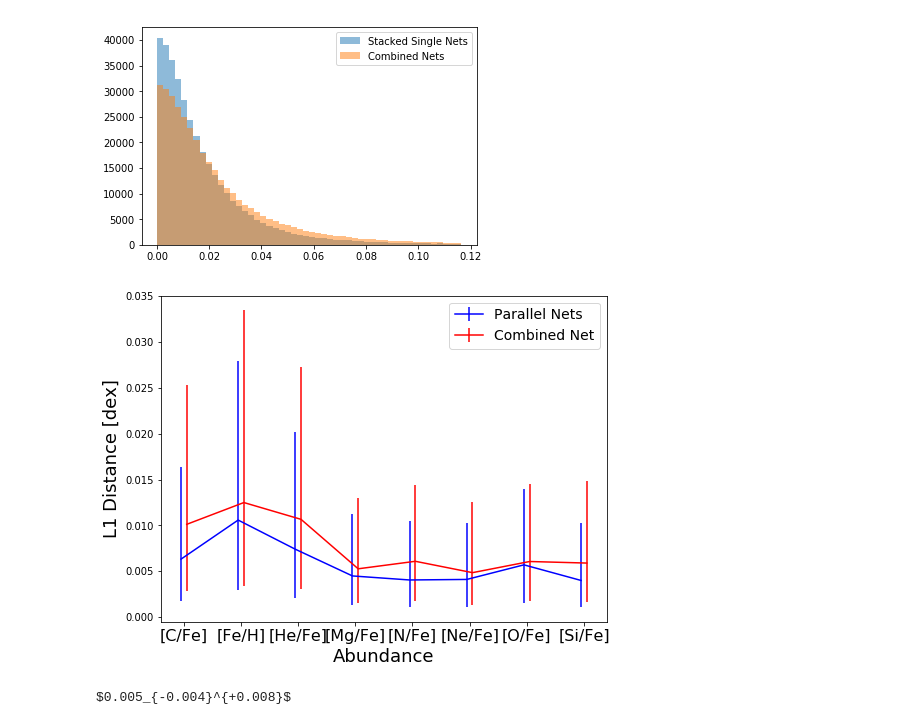
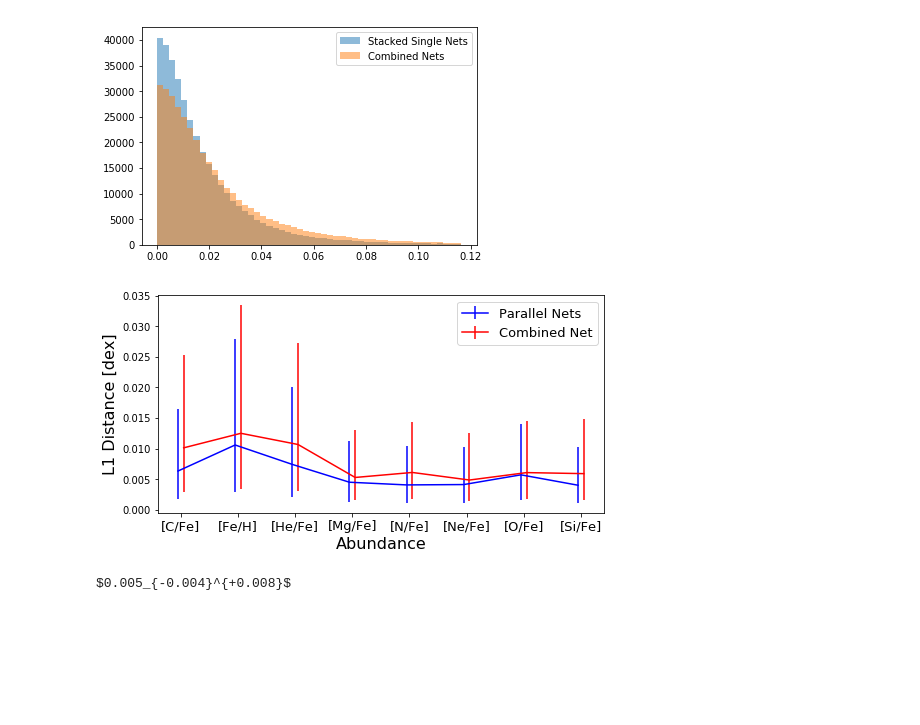
Before and after one commit to oliverphilcox/ChempyMulti, a Jupyter notebook: Jupyter/TNG_Aug2019/1) Train Network.ipynb, the cells around one changed output. Cells and saved outputs as stored; diff of their text form; code cells hidden in the pictures; blank space fills up the shorter version.

```diff
--- a/Jupyter/TNG_Aug2019/1) Train Network.ipynb
+++ b/Jupyter/TNG_Aug2019/1) Train Network.ipynb
@@ -402,29 +404,30 @@ np.savez('/mnt/store1/oliverphilcox/ChempyMultiData/TNG/Training_plot_data_v3.np
 # %%
 def percs(data,axis=0):
     percs=np.percentile(data,[15.865,50.,100.-15.865],axis=axis)
     return percs[1],percs[1]-percs[0],percs[2]-percs[1]
 all_percs=percs(real_all_diffs)
 comb_percs=percs(real_comb_diffs)
 
 
-plt.figure(figsize=(8,6))
+plt.figure(figsize=(8,4))
 plt.errorbar(np.arange(len(els))-0.05,all_percs[0],
              yerr=[all_percs[1],all_percs[2]],label='Parallel Nets',c='b');
 plt.errorbar(np.arange(len(els))+0.05,comb_percs[0],
-             yerr=[comb_percs[1],comb_percs[2]],label='Combined Net',c='r');FS=18
-plt.legend(fontsize=14);plt.ylabel('L1 Distance [dex]',fontsize=FS);plt.xlabel('Abundance',fontsize=FS)
+             yerr=[comb_percs[1],comb_percs[2]],label='Combined Net',c='r');FS=16
+plt.legend(fontsize=13);plt.ylabel('L1 Distance [dex]',fontsize=FS);
+plt.xlabel('Abundance',fontsize=FS)
 
 names = []
 for el in els:
     if el!='Fe':
         names.append('[%s/Fe]'%el)
     else:
         names.append('[Fe/H]')
 
-plt.xticks(range(8),names,fontsize=16);
+plt.xticks(range(8),names,fontsize=13);
 plt.savefig('Plots_New/L1_Element_Error_v3.pdf',bbox_inches='tight')
 # %% [output]
-[figure, old version]
+[figure, new version]
 # %%
 p1,p2,p3=np.percentile(real_all_diffs,[15.865,50.,100-17.865])
 # %%
```
Also changed, not shown: parts of 5 cells of this notebook, 43 other files.
